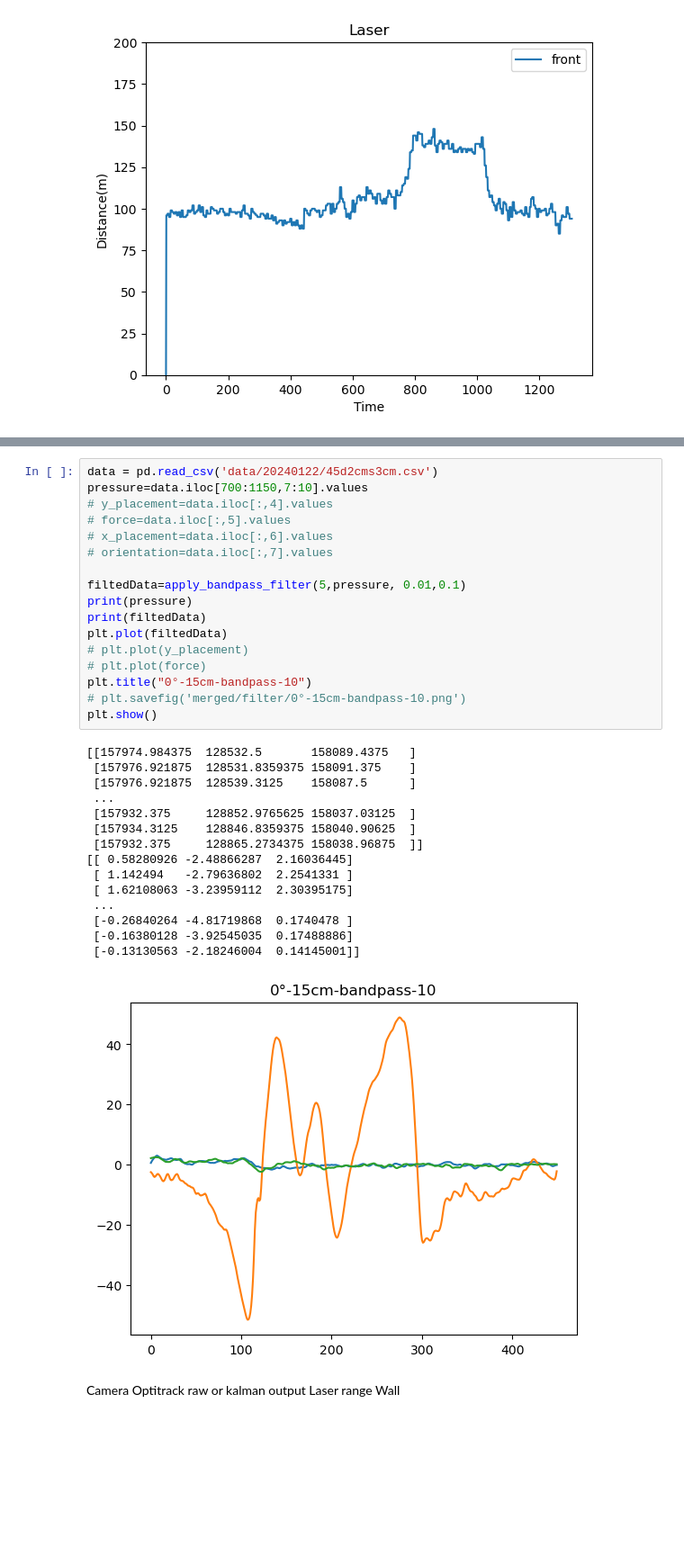
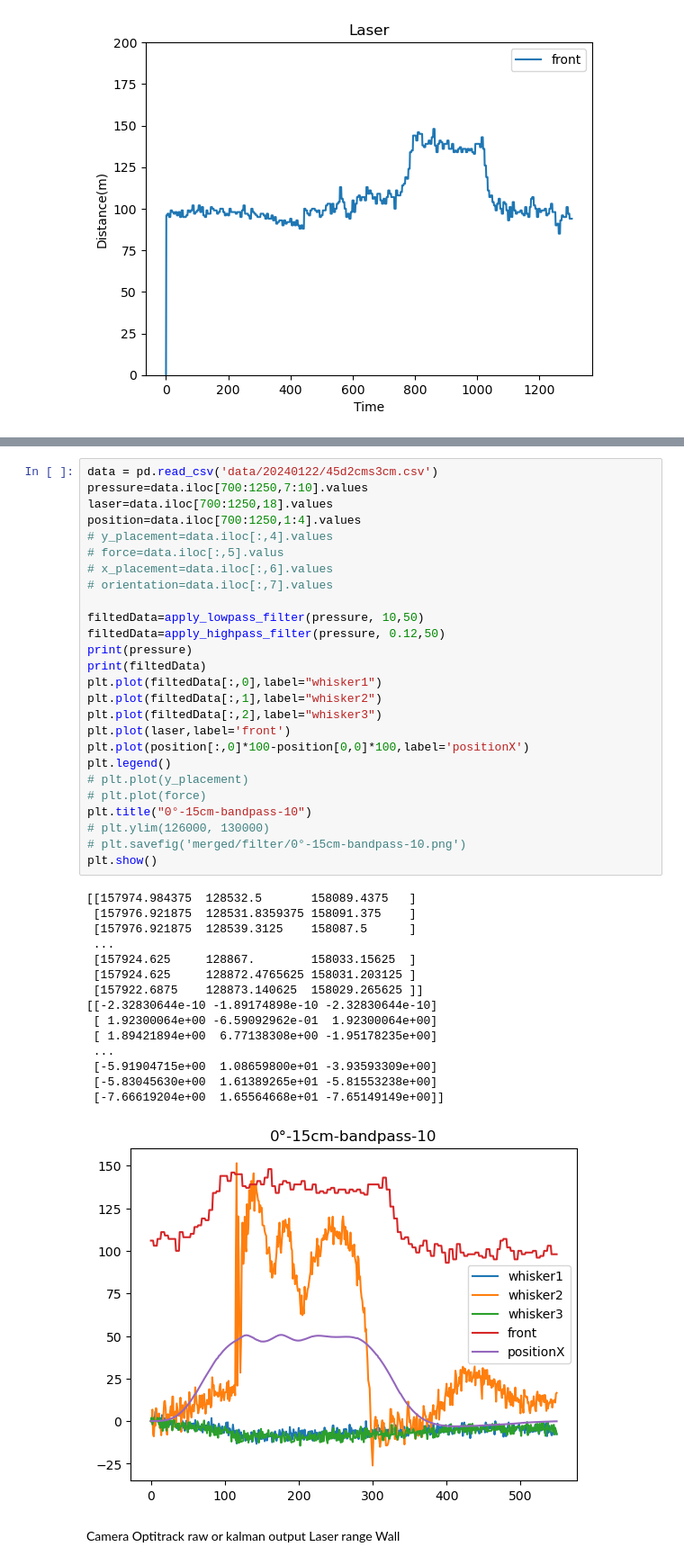
Before and after one commit to TacYee/autonomous-fly, a Jupyter notebook: Optitrack/plotter.ipynb, the cells around one changed output, grey strips where cells are left out. Shown at 90% size. Cells and saved outputs as stored; diff of their text form; blank space fills up the shorter version.

Commit message:
update real-time filter

```diff
--- a/Optitrack/plotter.ipynb
+++ b/Optitrack/plotter.ipynb
@@ -132,36 +152,45 @@ def rescale_array(array1,array2):
 # %%
 data = pd.read_csv('data/20240122/45d2cms3cm.csv')
-pressure=data.iloc[700:1150,7:10].values
+pressure=data.iloc[700:1250,7:10].values
+laser=data.iloc[700:1250,18].values
+position=data.iloc[700:1250,1:4].values
 # y_placement=data.iloc[:,4].values
-# force=data.iloc[:,5].values
+# force=data.iloc[:,5].valus
 # x_placement=data.iloc[:,6].values
 # orientation=data.iloc[:,7].values
 
-filtedData=apply_bandpass_filter(5,pressure, 0.01,0.1)
+filtedData=apply_lowpass_filter(pressure, 10,50)
+filtedData=apply_highpass_filter(pressure, 0.12,50)
 print(pressure)
 print(filtedData)
-plt.plot(filtedData)
+plt.plot(filtedData[:,0],label="whisker1")
+plt.plot(filtedData[:,1],label="whisker2")
+plt.plot(filtedData[:,2],label="whisker3")
+plt.plot(laser,label='front')
+plt.plot(position[:,0]*100-position[0,0]*100,label='positionX')
+plt.legend()
 # plt.plot(y_placement)
 # plt.plot(force)
 plt.title("0°-15cm-bandpass-10")
+# plt.ylim(126000, 130000)
 # plt.savefig('merged/filter/0°-15cm-bandpass-10.png')
 plt.show()
 # %% [output]
 [[157974.984375  128532.5       158089.4375   ]
  [157976.921875  128531.8359375 158091.375    ]
  [157976.921875  128539.3125    158087.5      ]
  ...
- [157932.375     128852.9765625 158037.03125  ]
- [157934.3125    128846.8359375 158040.90625  ]
- [157932.375     128865.2734375 158038.96875  ]]
-[[ 0.58280926 -2.48866287  2.16036445]
- [ 1.142494   -2.79636802  2.2541331 ]
- [ 1.62108063 -3.23959112  2.30395175]
+ [157924.625     128867.        158033.15625  ]
+ [157924.625     128872.4765625 158031.203125 ]
+ [157922.6875    128873.140625  158029.265625 ]]
+[[-2.32830644e-10 -1.89174898e-10 -2.32830644e-10]
+ [ 1.92300064e+00 -6.59092962e-01  1.92300064e+00]
+ [ 1.89421894e+00  6.77138308e+00 -1.95178235e+00]
  ...
- [-0.26840264 -4.81719868  0.1740478 ]
- [-0.16380128 -3.92545035  0.17488886]
- [-0.13130563 -2.18246004  0.14145001]]
+ [-5.91904715e+00  1.08659800e+01 -3.93593309e+00]
+ [-5.83045630e+00  1.61389265e+01 -5.81553238e+00]
+ [-7.66619204e+00  1.65564668e+01 -7.65149149e+00]]
-[figure, old version]
+[figure, new version]
 # %% [markdown]
 Camera
 Optitrack raw or kalman output
```
Also changed, not shown: parts of 3 cells of this notebook.
